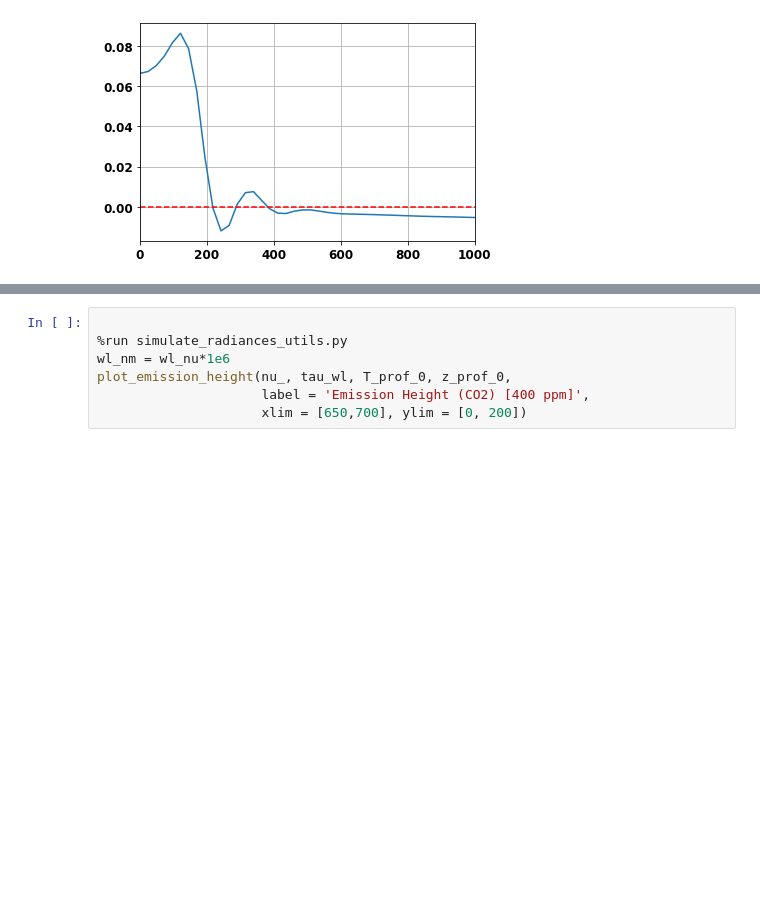
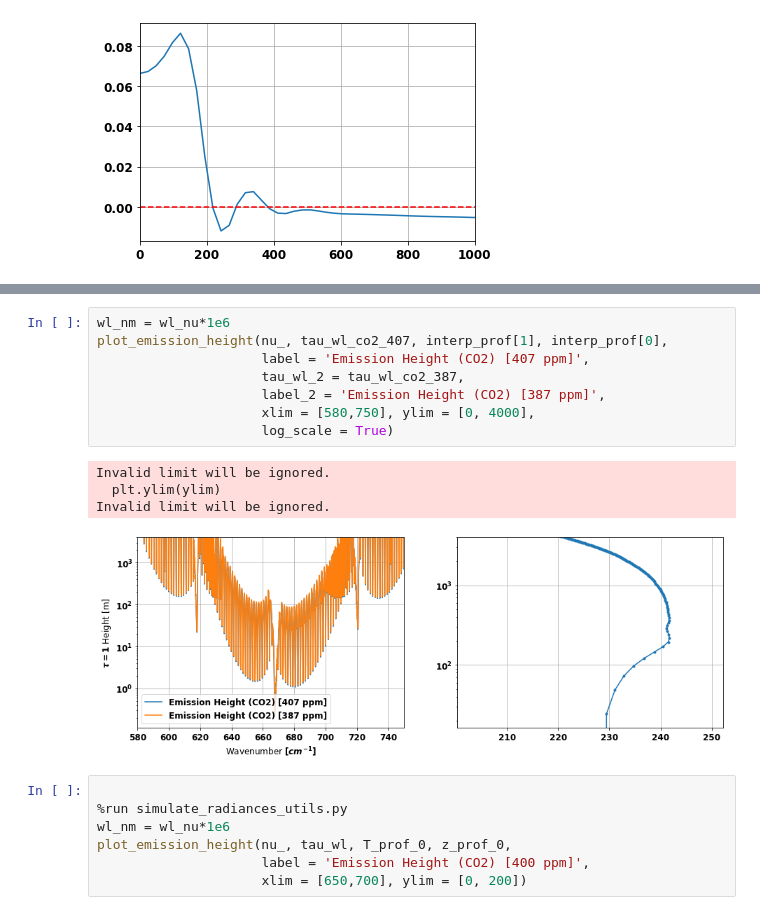
Before and after one commit to costachris/arctic_surface_forcing, a Jupyter notebook: rad_transfer_python/simulate_radiances_main.ipynb, the cells around one changed output, grey strips where cells are left out. Saved outputs shown, nothing was run; the diff lists cells and outputs as text; blank space fills up the shorter version.

```diff
--- a/rad_transfer_python/simulate_radiances_main.ipynb
+++ b/rad_transfer_python/simulate_radiances_main.ipynb
@@ -952,3 +859,16 @@ plot_emission_height(nu_, tau_wl, interp_prof[1], interp_prof[0],
+# %%
+wl_nm = wl_nu*1e6
+plot_emission_height(nu_, tau_wl_co2_407, interp_prof[1], interp_prof[0],
+                     label = 'Emission Height (CO2) [407 ppm]',
+                     tau_wl_2 = tau_wl_co2_387,
+                     label_2 = 'Emission Height (CO2) [387 ppm]',
+                     xlim = [580,750], ylim = [0, 4000],
+                     log_scale = True)
+# %% [output]
+Invalid limit will be ignored.
+  plt.ylim(ylim)
+Invalid limit will be ignored.
+[figure, added]
 # %%
 
 %run simulate_radiances_utils.py
```
Also changed, not shown: parts of 30 cells of this notebook, 4 other files.
